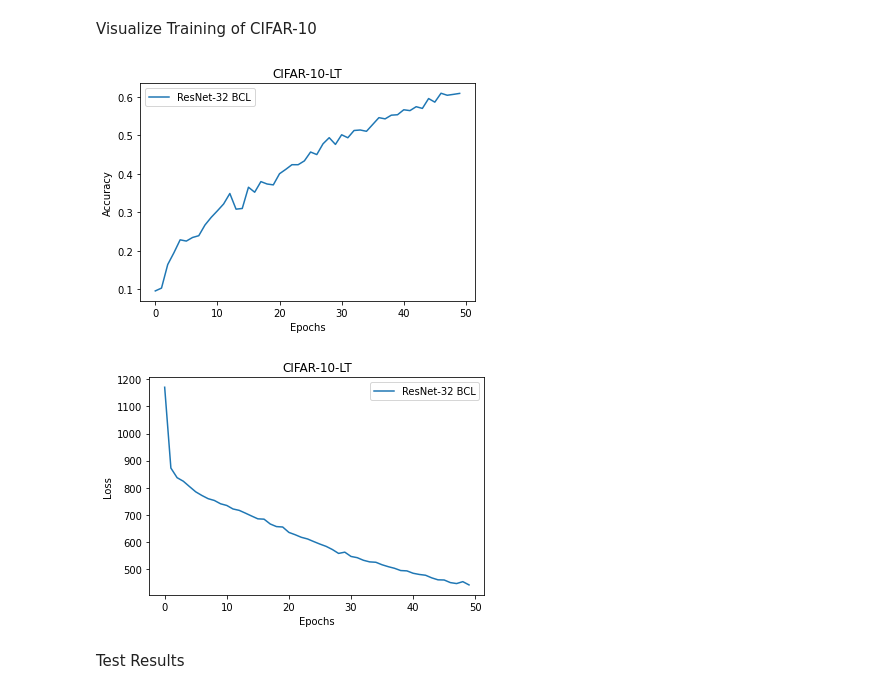
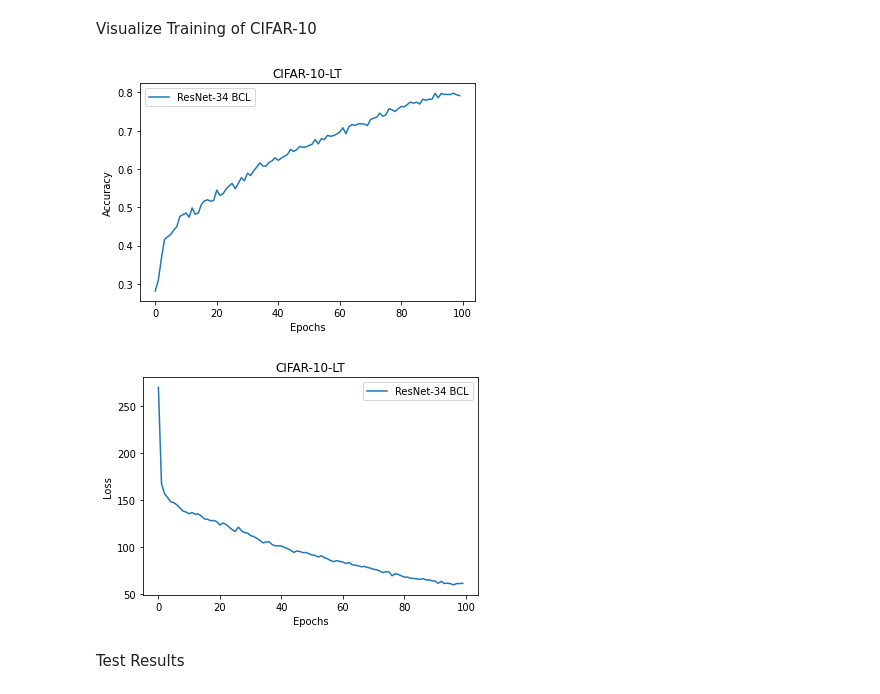
Before and after one commit to sramshetty/Balanced-Contrastive-Learning, a Jupyter notebook: notebooks/baselines.ipynb, the cells around one changed output. Saved outputs shown, nothing was run; the diff lists cells and outputs as text; code cells hidden in the pictures.

```diff
--- a/notebooks/baselines.ipynb
+++ b/notebooks/baselines.ipynb
@@ -717,5 +774,5 @@ beta = 0.6
 # %%
-def train_BCL(model, train_loader, optimizer, ce_criterion, scl_criterion, cls_num, n_epochs=100):
+def train_BCL(model, train_loader, optimizer, lr, ce_criterion, scl_criterion, cls_num, n_epochs=100):
     model.to(device)
     model.train()
 
@@ -727,12 +784,16 @@ def train_BCL(model, train_loader, optimizer, ce_criterion, scl_criterion, cls_n
         epoch_correct = 0
         num_preds = 0
 
+        adjust_lr(optimizer, lr, epoch, n_epochs)
+
         print("Epoch:", epoch)
-        for inputs, targets in tqdm(train_loader):
+        for inputs, targets, mixup_targets in tqdm(train_loader):
             optimizer.zero_grad()
+            mixup_targets.squeeze(1)
+            # print(mixup_targets)
 
             inputs = torch.cat([inputs[0], inputs[1], inputs[2]], dim=0)
-            inputs, targets = inputs.to(device), targets.to(device)
+            inputs, targets, mixup_targets = inputs.to(device), targets.to(device), mixup_targets.to(device)
             batch_size = targets.shape[0]
             feat_mlp, logits, centers = model(inputs)
             centers = centers[:cls_num]
@@ -740,9 +801,10 @@ def train_BCL(model, train_loader, optimizer, ce_criterion, scl_criterion, cls_n
             features = torch.cat([f2.unsqueeze(1), f3.unsqueeze(1)], dim=1)
             logits, _, __ = torch.split(logits, [batch_size, batch_size, batch_size], dim=0)
             scl_loss = criterion_scl(centers, features, targets)
-            ce_loss = criterion_ce(logits, targets)
+            ce_loss = criterion_ce(logits, mixup_targets)
 
             loss = alpha * ce_loss + beta * scl_loss
+            loss = ce_loss
             epoch_loss += loss.item()
 
             epoch_correct += torch.sum(torch.argmax(logits, dim=1) == targets).item()
@@ -762,7 +824,7 @@ def train_BCL(model, train_loader, optimizer, ce_criterion, scl_criterion, cls_n
     return accs, losses
 
 
-def validate_BCL(model, val_loader, criterion):
+def validate_BCL(model, val_loader, criterion, cls_num):
     model.to(device)
     model.eval()
 
@@ -778,13 +840,17 @@ def validate_BCL(model, val_loader, criterion):
             batch_size = targets.size(0)
             feat_mlp, logits, centers = model(inputs)
 
-            ce_loss = criterion_ce(logits, targets)
+            targets = torch.nn.functional.one_hot(torch.tensor(targets), cls_num) # If soft-labels
+            ce_loss = criterion_ce(logits, targets.float())
             epoch_adj_loss += ce_loss.item()
-            loss = criterion(logits, targets)
+            loss = criterion(logits, targets.float()) # If soft-labels use targets.float()
             epoch_loss += loss.item()
 
             preds += torch.argmax(logits, dim=1).view(-1).cpu().detach().tolist()
-            labels += targets.cpu().detach().tolist()
+            # labels += targets.cpu().detach().tolist()
+
+            # Soft-labels
+            labels += torch.argmax(targets, dim=1).view(-1).cpu().detach().tolist()
 
     print("Test Adjusted Classification Loss = ", epoch_adj_loss)
     print("Test Loss = ", epoch_loss)
@@ -795,16 +861,16 @@ def validate_BCL(model, val_loader, criterion):
 CIFAR-10-LT
 # %%
 bcl_cifar10_train = IMBALANCECIFAR10(root='/DATACENTER/3/zjg/cifar', train=True,
-                                 download=True, transform=transform_train, bcl=True)
+                                 download=True, transform=transform_train, bcl=True, mixup=True)
 bcl_cifar10_test = IMBALANCECIFAR10(root='/DATACENTER/3/zjg/cifar', train=False,
                                  download=True, transform=transform_val, bcl=True)
 
-bcl_cifar10_train_loader = DataLoader(bcl_cifar10_train, batch_size=64, shuffle=True, pin_memory=True)
-bcl_cifar10_test_loader = DataLoader(bcl_cifar10_test, batch_size=64, shuffle=False, pin_memory=True)
+bcl_cifar10_train_loader = DataLoader(bcl_cifar10_train, batch_size=128, shuffle=True, pin_memory=True)
+bcl_cifar10_test_loader = DataLoader(bcl_cifar10_test, batch_size=128, shuffle=False, pin_memory=True)
 
 cls_num_list = bcl_cifar10_train.get_cls_num_list()
 cls_num = len(cls_num_list)
 
-criterion_ce = LogitAdjust(cls_num_list).to(device)
+criterion_ce = LogitAdjust(cls_num_list, 0.65).to(device)
 criterion_scl = BalSCL(cls_num_list, 0.1).to(device) # temperature of 0.1
 # %% [output]
@@ -814,8 +881,10 @@ Files already downloaded and verified
 # %%
-bcl_resnet10 = resnets.BCLModel(name='resnet32', num_classes=10, feat_dim=512, use_norm=True)
-bcl10_opt = torch.optim.SGD(bcl_resnet10.parameters(), lr=0.1, momentum=0.9)
+bcl_resnet10 = resnets.BCLModel(name='resnet34', num_classes=10, feat_dim=512, use_norm=True)
+lr=0.1
+bcl10_opt = torch.optim.SGD(bcl_resnet10.parameters(), lr=lr, momentum=0.9, weight_decay=5e-4)
+# bcl10_opt = torch.optim.AdamW(bcl_resnet10.parameters(), lr=0.07, weight_decay=5e-5)
 
-bcl_accs10, bcl_losses10 = train_BCL(bcl_resnet10, bcl_cifar10_train_loader, bcl10_opt, criterion_ce, criterion_scl, cls_num, n_epochs=50)
+bcl_accs10, bcl_losses10 = train_BCL(bcl_resnet10, bcl_cifar10_train_loader, bcl10_opt, lr, criterion_ce, criterion_scl, cls_num, n_epochs=100)
 print("-"*50)
 print("Best Accuracy =", max(bcl_accs10))
 # %% [output]
@@ -862,27 +931,27 @@ Test Loss =  30.044891729950905
 # %% [markdown]
 Visualize Training of CIFAR-10
 # %%
-x = list(range(50)) # Number of epochs to plot
+x = list(range(100)) # Number of epochs to plot
 
-plt.plot(x, bcl_accs10, label = "ResNet-32 BCL")
+plt.plot(x, bcl_accs10, label = "ResNet-34 BCL")
 plt.xlabel("Epochs")
 plt.ylabel("Accuracy")
 plt.title("CIFAR-10-LT")
 plt.legend()
 plt.show()
 # %% [output]
-[figure, old version]
+[figure, new version]
 # %%
-x = list(range(50)) # Number of epochs to plot
+x = list(range(100)) # Number of epochs to plot
 
-plt.plot(x, bcl_losses10, label = "ResNet-32 BCL")
+plt.plot(x, bcl_losses10, label = "ResNet-34 BCL")
 plt.xlabel("Epochs")
 plt.ylabel("Loss")
 plt.title("CIFAR-10-LT")
 plt.legend()
 plt.show()
 # %% [output]
-[figure, old version]
+[figure, new version]
 # %% [markdown]
 Test Results
 # %%
```
Also changed, not shown: parts of 63 cells of this notebook.
